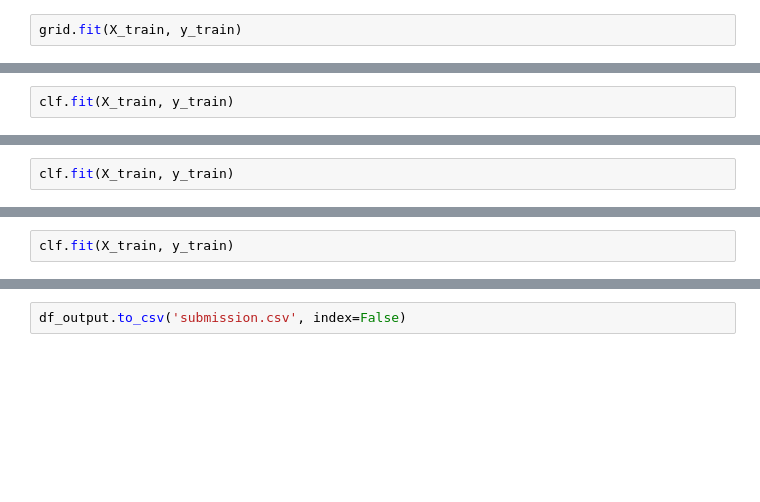
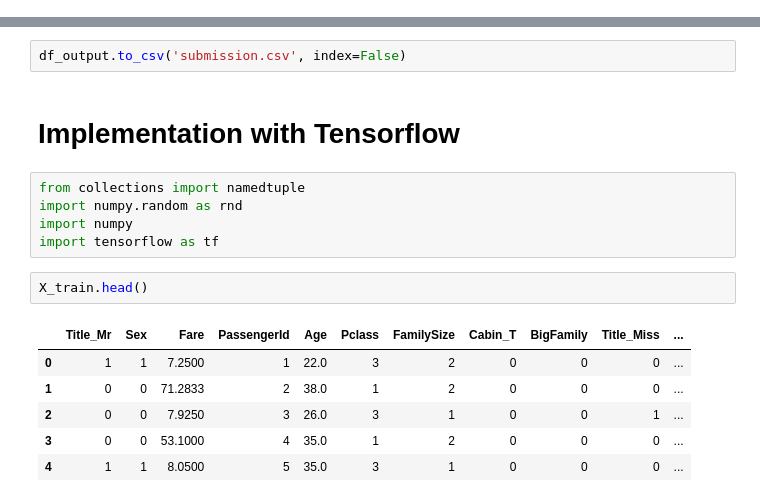
Before and after one commit to volsn/Kaggle-Titanic, a Jupyter notebook: Titanic.ipynb, the cells around one changed output, grey strips where cells are left out. Drawn from its saved outputs; the diff is of its cells as text; blank space fills up the shorter version.

Commit message:
Started working on Tensorflow implementation

```diff
--- a/Titanic.ipynb
+++ b/Titanic.ipynb
@@ -377,2 +364,0 @@ grid = GridSearchCV(SVC(kernel='rbf', gamma='auto'), param_grid, verbose=5)
-# %%
-grid.fit(X_train, y_train)
@@ -425,2 +364,0 @@ clf = SVC(kernel='rbf', gamma='auto', C=8.869346733668342, degree=1)
-# %%
-clf.fit(X_train, y_train)
@@ -445,2 +364,0 @@ clf = LogisticRegression(solver='lbfgs')
-# %%
-clf.fit(X_train, y_train)
@@ -539,2 +435,0 @@ clf = DecisionTreeClassifier()
-# %%
-clf.fit(X_train, y_train)
@@ -570,3 +447,19 @@ df_output.head()
 | 4 | 896 | 1 |
 # %%
 df_output.to_csv('submission.csv', index=False)
+# %% [markdown]
+# Implementation with Tensorflow
+# %%
+from collections import namedtuple
+import numpy.random as rnd
+import numpy
+import tensorflow as tf
+# %%
+X_train.head()
+# %% [output]
+|  | Title_Mr | Sex | Fare | PassengerId | Age | Pclass | FamilySize | Cabin_T | BigFamily | Title_Miss | ... |
+| 0 | 1 | 1 | 7.2500 | 1 | 22.0 | 3 | 2 | 0 | 0 | 0 | ... |
+| 1 | 0 | 0 | 71.2833 | 2 | 38.0 | 1 | 2 | 0 | 0 | 0 | ... |
+| 2 | 0 | 0 | 7.9250 | 3 | 26.0 | 3 | 1 | 0 | 0 | 1 | ... |
+| 3 | 0 | 0 | 53.1000 | 4 | 35.0 | 1 | 2 | 0 | 0 | 0 | ... |
+| 4 | 1 | 1 | 8.0500 | 5 | 35.0 | 3 | 1 | 0 | 0 | 0 | ... |
```
Also changed, not shown: parts of 31 cells of this notebook, 1 other file.
